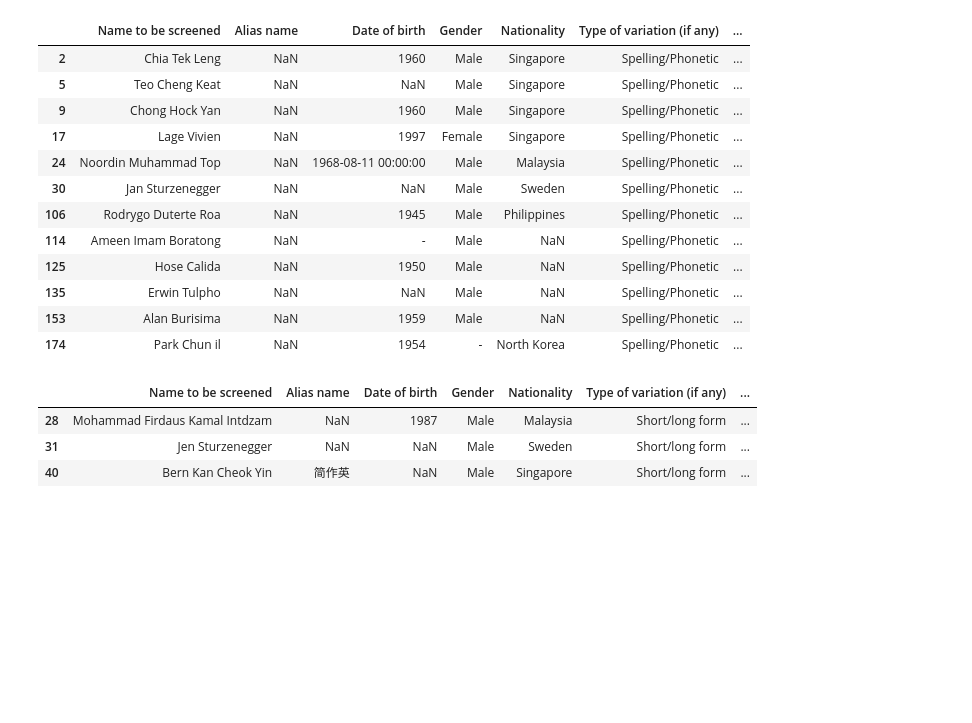
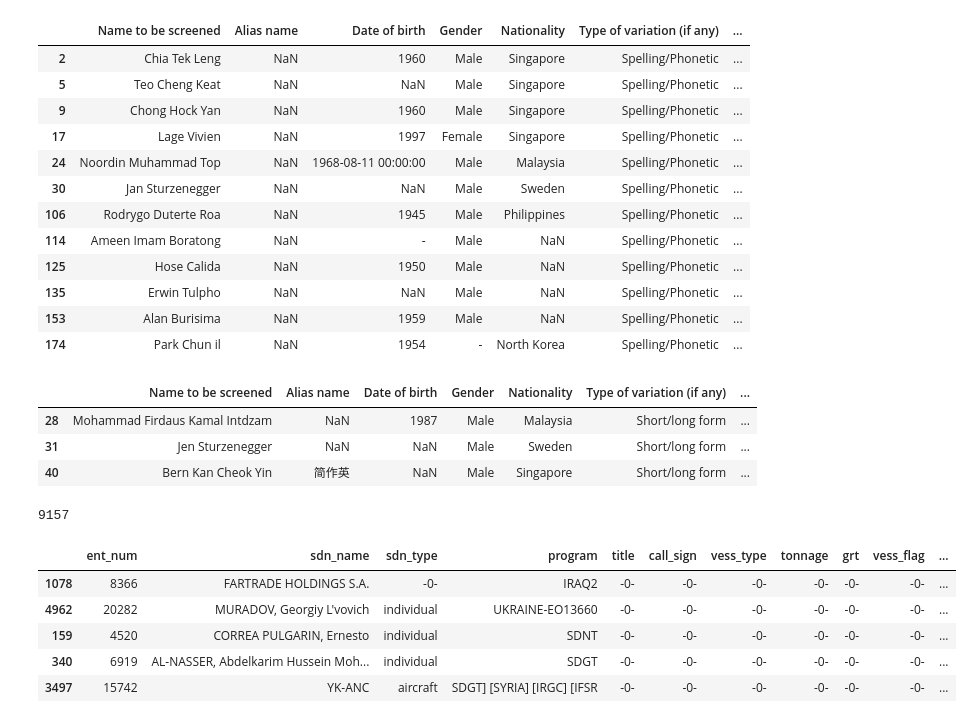
Before and after one commit to dylansee97/Capstone, a Jupyter notebook: Phonetic Name Matching/lionel_testing_notebook.ipynb, the cells around one changed output. Cells and saved outputs as stored; diff of their text form; code cells hidden in the pictures; blank space fills up the shorter version.

Commit message:
Working on sanctions list from OFAC

```diff
--- a/Phonetic Name Matching/lionel_testing_notebook.ipynb
+++ b/Phonetic Name Matching/lionel_testing_notebook.ipynb
@@ -45,3 +45,20 @@ df.loc[df['Type of variation (if any)']=='Short/long form']
 | 28 | Mohammad Firdaus Kamal Intdzam | NaN | 1987 | Male | Malaysia | Short/long form | ... |
 | 31 | Jen Sturzenegger | NaN | NaN | Male | Sweden | Short/long form | ... |
 | 40 | Bern Kan Cheok Yin | 简作英 | NaN | Male | Singapore | Short/long form | ... |
+# %%
+import pandas as pd
+
+df = pd.read_csv("sdn_ofac.csv", names = ['ent_num', 'sdn_name', 'sdn_type', 'program', 'title', 'call_sign', 'vess_type', 'tonnage', 'grt', 'vess_flag', 'vess_owner', 'remarks'], header=None)
+# %%
+len(df)
+# %% [output]
+9157
+# %%
+df.sample(5)
+# %% [output]
+|  | ent_num | sdn_name | sdn_type | program | title | call_sign | vess_type | tonnage | grt | vess_flag | ... |
+| 1078 | 8366 | FARTRADE HOLDINGS S.A. | -0- | IRAQ2 | -0- | -0- | -0- | -0- | -0- | -0- | ... |
+| 4962 | 20282 | MURADOV, Georgiy L'vovich | individual | UKRAINE-EO13660 | -0- | -0- | -0- | -0- | -0- | -0- | ... |
+| 159 | 4520 | CORREA PULGARIN, Ernesto | individual | SDNT | -0- | -0- | -0- | -0- | -0- | -0- | ... |
+| 340 | 6919 | AL-NASSER, Abdelkarim Hussein Moh... | individual | SDGT | -0- | -0- | -0- | -0- | -0- | -0- | ... |
+| 3497 | 15742 | YK-ANC | aircraft | SDGT] [SYRIA] [IRGC] [IFSR | -0- | -0- | -0- | -0- | -0- | -0- | ... |
```
Also changed, not shown: 3 other files.
